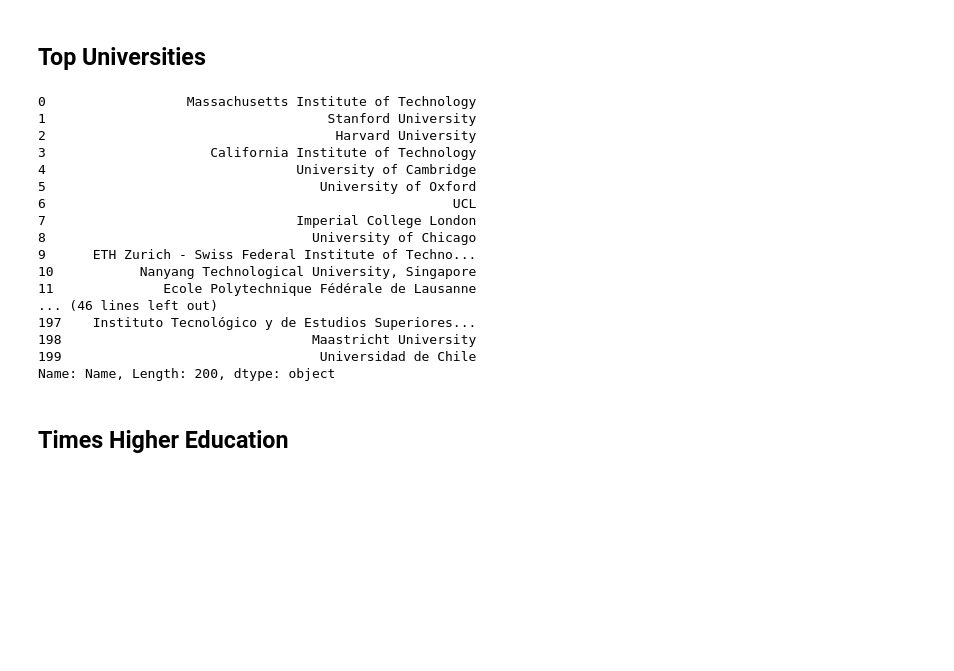
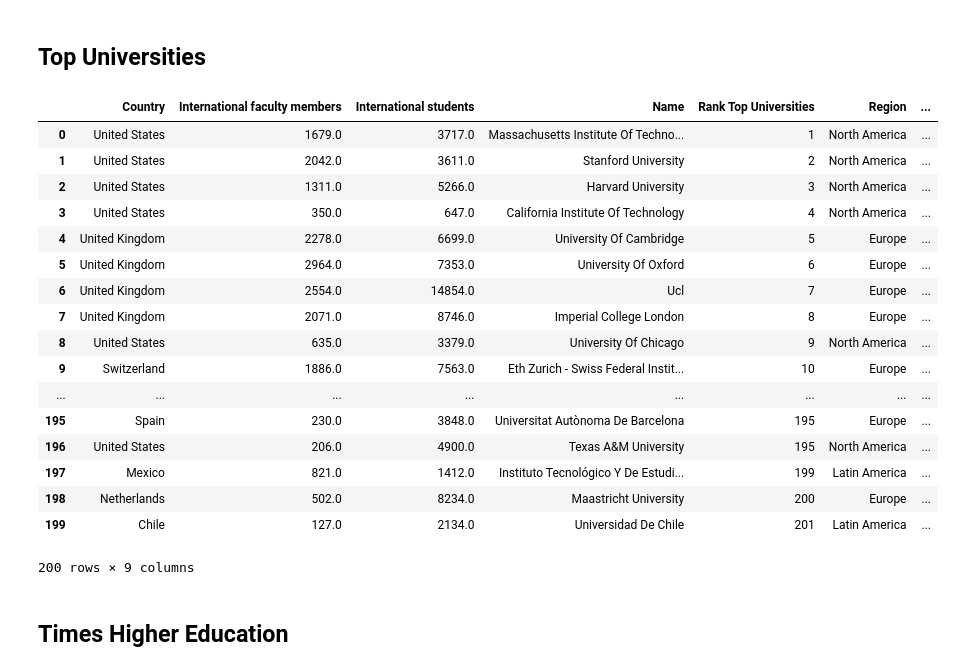
Before and after one commit to raphaelBarman/ADA-dh, a Jupyter notebook: 02 - Data from the Web/Homework 2.ipynb, the cells around one changed output. Drawn from its saved outputs; the diff is of its cells as text; code cells hidden in the pictures; blank space fills up the shorter version.

```diff
--- a/02 - Data from the Web/Homework 2.ipynb
+++ b/02 - Data from the Web/Homework 2.ipynb
@@ -17,16 +17,3 @@ sns.set_context('notebook')
 pd.options.mode.chained_assignment = None  # default='warn', Mutes warnings when copying a slice from a DataFrame.import seaborn as sns
 # %% [markdown]
 ## Useful functions
-# %%
-def clean_number(n):
-    return int(''.join(filter(lambda c: c.isdigit(), n)))
-def select_or_zero(soup, select):
-    selection = soup.select(select)
-    if len(selection) == 0:
-        return np.nan
-    return clean_number(selection[0].text)
-def normalize_name(name):
-    name = str(name)
-    name = re.sub('\(.*\)','', name)
-    name = re.sub('^The','', name)
-    return name.strip()
@@ -40,7 +67,8 @@ def get_stats(directory):
     faculty_inter = select_or_zero(soup, '.inter .text .number')
     student_total = select_or_zero(soup, '.student .number')
     student_inter = select_or_zero(soup, '.inter .progress-bar-info .number')
-    return faculty_total, faculty_inter, student_total, student_inter
+    uni_url = select_url(soup, '.school-site')
+    return faculty_total, faculty_inter, student_total, student_inter, uni_url
 
 def prepare_uni_data_tu(uni):
     uni_infos = dict()
@@ -51,7 +79,8 @@ def prepare_uni_data_tu(uni):
     uni_infos['Total faculty members'], \
     uni_infos['International faculty members'], \
     uni_infos['Total students'], \
-    uni_infos['International students'] = get_stats(uni['url'])
+    uni_infos['International students'], \
+    uni_infos['url_tu'] = get_stats(uni['url'])
     return uni_infos
 
 res = get('https://www.topuniversities.com/sites/default/files/qs-rankings-data/357051.txt?_=1508338164061', 'html')
@@ -59,27 +88,30 @@ json_ranking_tu = json.loads(res.text)['data']
 json_ranking_tu_top = sorted(json_ranking_tu, key=lambda k: clean_number(k['rank_display']))[:200]
 df_tu = pd.DataFrame(list(map(prepare_uni_data_tu,json_ranking_tu_top)))
 # %%
-df_tu = pd.read_pickle('df_tu.xz')
+df_tu.to_pickle('df_tu.xz')
+# df_tu = pd.read_pickle('df_tu.xz')
 # %%
 df_tu['Name'] = df_tu['Name'].apply(normalize_name)
 df_tu['Name'].apply(normalize_name)
+df_tu
 # %% [output]
+|  | Country | International faculty members | International students | Name | Rank Top Universities | Region | ... |
+| 0 | United States | 1679.0 | 3717.0 | Massachusetts Institute Of Techno... | 1 | North America | ... |
+| 1 | United States | 2042.0 | 3611.0 | Stanford University | 2 | North America | ... |
+| 2 | United States | 1311.0 | 5266.0 | Harvard University | 3 | North America | ... |
+| 3 | United States | 350.0 | 647.0 | California Institute Of Technology | 4 | North America | ... |
+| 4 | United Kingdom | 2278.0 | 6699.0 | University Of Cambridge | 5 | Europe | ... |
+| 5 | United Kingdom | 2964.0 | 7353.0 | University Of Oxford | 6 | Europe | ... |
+| 6 | United Kingdom | 2554.0 | 14854.0 | Ucl | 7 | Europe | ... |
+| 7 | United Kingdom | 2071.0 | 8746.0 | Imperial College London | 8 | Europe | ... |
+| 8 | United States | 635.0 | 3379.0 | University Of Chicago | 9 | North America | ... |
+| 9 | Switzerland | 1886.0 | 7563.0 | Eth Zurich - Swiss Federal Instit... | 10 | Europe | ... |
+| ... | ... | ... | ... | ... | ... | ... | ... |
+| 195 | Spain | 230.0 | 3848.0 | Universitat Autònoma De Barcelona | 195 | Europe | ... |
+| 196 | United States | 206.0 | 4900.0 | Texas A&M University | 195 | North America | ... |
+| 197 | Mexico | 821.0 | 1412.0 | Instituto Tecnológico Y De Estudi... | 199 | Latin America | ... |
+| 198 | Netherlands | 502.0 | 8234.0 | Maastricht University | 200 | Europe | ... |
+| 199 | Chile | 127.0 | 2134.0 | Universidad De Chile | 201 | Latin America | ... |
-0                  Massachusetts Institute of Technology
-1                                    Stanford University
-2                                     Harvard University
-3                     California Institute of Technology
-4                                University of Cambridge
-5                                   University of Oxford
-6                                                    UCL
-7                                Imperial College London
-8                                  University of Chicago
-9      ETH Zurich - Swiss Federal Institute of Techno...
-10           Nanyang Technological University, Singapore
-11              Ecole Polytechnique Fédérale de Lausanne
-... (46 lines left out)
-197    Instituto Tecnológico y de Estudios Superiores...
-198                                Maastricht University
-199                                 Universidad de Chile
-Name: Name, Length: 200, dtype: object
+200 rows × 9 columns
 # %% [markdown]
 ## Times Higher Education
```
Also changed, not shown: parts of 7 cells of this notebook, 3 other files.
